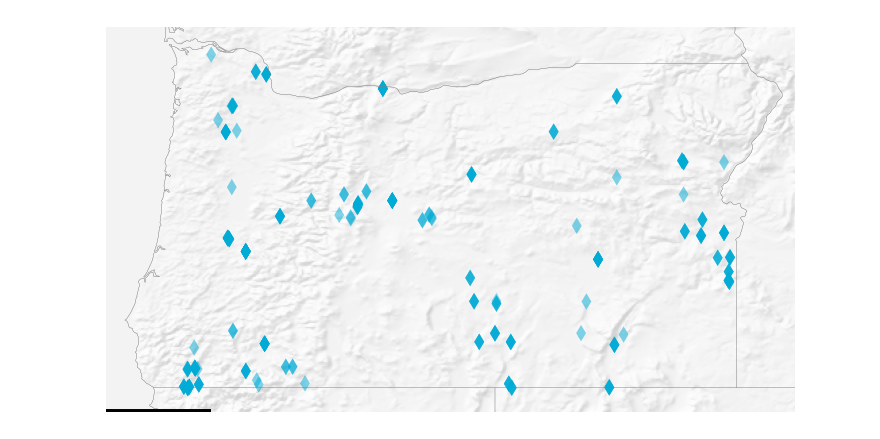
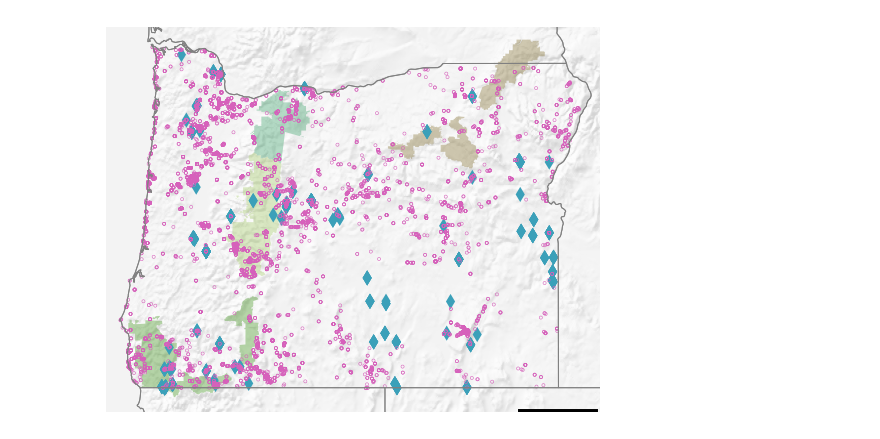
Before and after one commit to mparkergetz/map_locations, a Jupyter notebook: figure_mapping.ipynb, the cells around one changed output. Cells and saved outputs as stored; diff of their text form; code cells hidden in the pictures.

Commit message:
add nfs, tweak colors

```diff
--- a/figure_mapping.ipynb
+++ b/figure_mapping.ipynb
@@ -9 +7,17 @@ df = df.drop(index=148).reset_index(drop=True)
+# %%
+# LOAD VANE AND OBA DATA
+
+df = pd.read_excel('csv/PrelimVaneTrapSamples.xlsx')
+df = df.drop(index=148).reset_index(drop=True)
+
+oba_data = pd.read_csv('csv/oba_bombus_cleaned.csv')
+gdf = gpd.GeoDataFrame(
+    oba_data,
+    geometry=gpd.points_from_xy(oba_data['Dec. Long.'], oba_data['Dec. Lat.']),
+    crs="EPSG:4326"
+)
+
+nf_gdf = gpd.read_file("map_data/National_Forest_Boundaries/National_Forest_Boundaries.shp")
+select_nfs = nf_gdf[nf_gdf['FORESTNAME'].isin(['Rogue River-Siskiyou National Forests', 'Umatilla National Forest', 'Willamette National Forest', 'Mt. Hood National Forest'])]
+select_nfs = select_nfs.to_crs("EPSG:4326")
 # %%
@@ -43,25 +69,32 @@ lakes = cfeature.NaturalEarthFeature(category='physical', name='lakes', scale='1
 # %%
 fig = plt.figure(figsize=(10, 5))
 ax = fig.add_subplot(1, 1, 1, projection=ccrs.PlateCarree())
 ax.set_xlim(-124.8, -116.3)
 ax.set_ylim(41.7, 46.45)
 
-# ax.add_feature(cfeature.LAND, facecolor='#DBDBDB', edgecolor='#DBDBDB', linewidth=.5)
-ax.add_feature(cfeature.COASTLINE, linewidth=.2, edgecolor='gray')
-ax.add_feature(cfeature.STATES, linewidth=.2, edgecolor='gray')
-# ax.add_feature(cfeature.OCEAN, facecolor='#ededed', linewidth=.1, zorder=1, edgecolor='gray')
+ax.add_feature(cfeature.COASTLINE, linewidth=.7, edgecolor='gray')
+ax.add_feature(cfeature.STATES, linewidth=.7, edgecolor='gray')
 ax.add_feature(lakes, facecolor='#ededed', linewidth=.5, edgecolor='gray')
 
-with rasterio.open('SR_HR.tif') as src:
+with rasterio.open('map_data/SR_HR.tif') as src:
     extent = [src.bounds.left, src.bounds.right, src.bounds.bottom, src.bounds.top]
-    ax.imshow(src.read(1), extent=extent, transform=ccrs.PlateCarree(), cmap='gray', alpha=0.2)
+    ax.imshow(src.read(1), extent=extent, transform=ccrs.PlateCarree(), cmap='gray', alpha=0.2, zorder=0)
 
-scatter = ax.scatter(df['Longitude'], df['Latitude'], transform=ccrs.PlateCarree(), marker='d', facecolors='#00abd6', edgecolors='none', lw=.8, s=70, alpha=0.5)
+select_nfs.plot(
+    ax=ax,
+    facecolor=select_nfs["plot_color"],
+    linewidth=0.8,
+    alpha=0.4,
+)
+
+ax.scatter(df['Longitude'], df['Latitude'], transform=ccrs.PlateCarree(), marker='d', facecolors="#3BA0B9", edgecolors='none', lw=.8, s=60, alpha=1)
+ax.scatter(gdf.geometry.x,gdf.geometry.y, transform=ccrs.PlateCarree(), marker='o', facecolors='none', edgecolors="#D661BB", lw=.4, s=5, alpha=1)
+
 ax.axis('off')
 
-add_scale_bar(ax=ax, length=100, location=(0,0), text=False)
+add_scale_bar(ax=ax, length=100, location=(0.84,0), text=False)
 
 # plt.savefig('figures/maps/eur_temp_map.png', bbox_inches='tight', pad_inches=0, format='png', dpi=300)
-plt.savefig('BVT_map_large.svg', bbox_inches='tight', pad_inches=0, format='svg', dpi=300)
+plt.savefig('figs/oba_bvt_nf_map.svg', bbox_inches='tight', pad_inches=0, format='svg', dpi=300)
 # %% [output]
-[figure, old version]
+[figure, new version]
```
Also changed, not shown: parts of 5 cells of this notebook, 1 other file.
